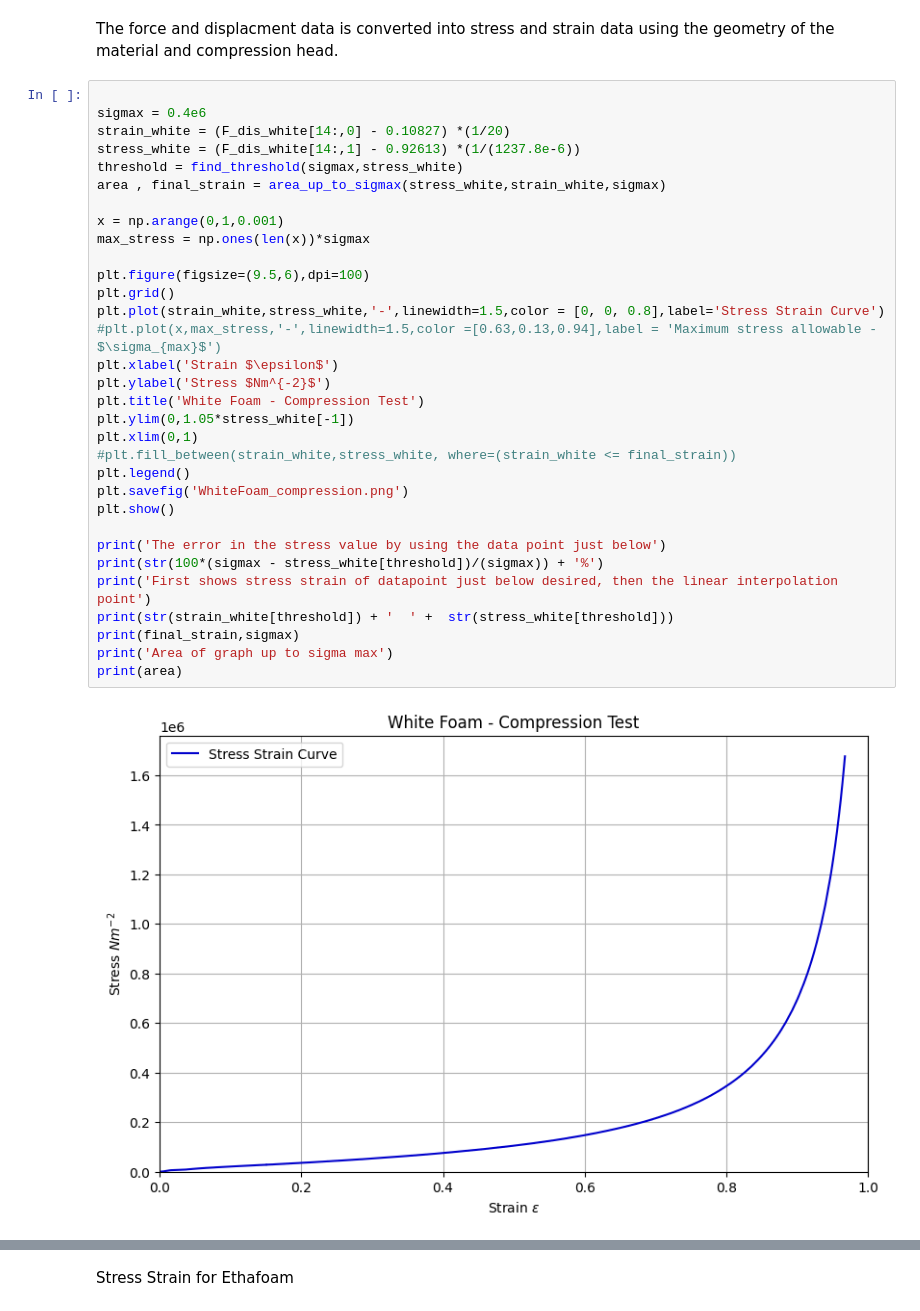
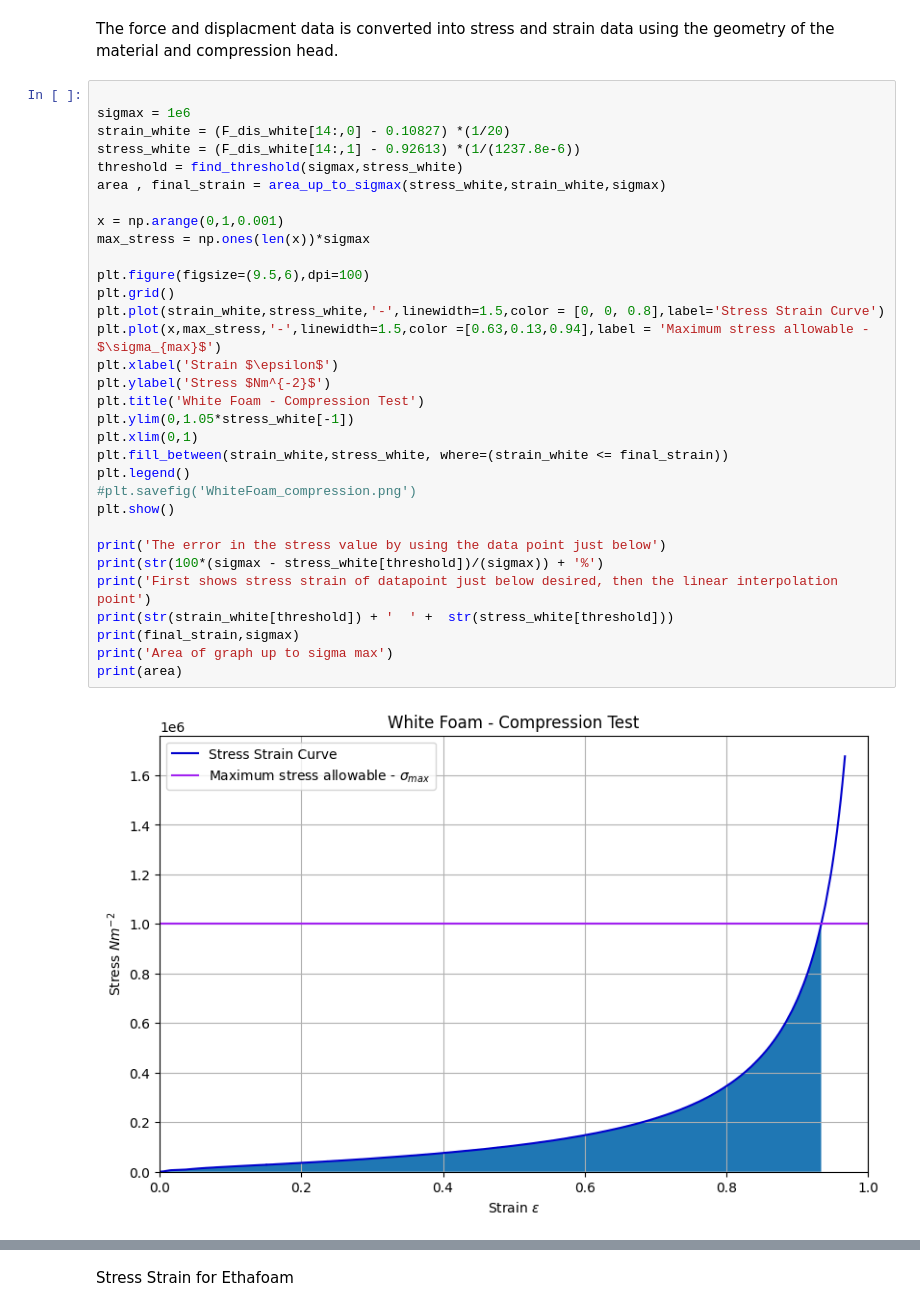
Before and after one commit to JRT03/PackingFoam_Project, a Jupyter notebook: Stress_strain_curves.ipynb, the cells around one changed output, grey strips where cells are left out. Saved outputs shown, nothing was run; the diff lists cells and outputs as text.

```diff
--- a/Stress_strain_curves.ipynb
+++ b/Stress_strain_curves.ipynb
@@ -58,36 +58,36 @@ plt.xlim(0,20)
 The force and displacment data is converted into stress and strain data using the geometry of the material and compression head.
 # %%
 
-sigmax = 0.4e6
+sigmax = 1e6
 strain_white = (F_dis_white[14:,0] - 0.10827) *(1/20)
 stress_white = (F_dis_white[14:,1] - 0.92613) *(1/(1237.8e-6))
 threshold = find_threshold(sigmax,stress_white)
 area , final_strain = area_up_to_sigmax(stress_white,strain_white,sigmax)
 
 x = np.arange(0,1,0.001)
 max_stress = np.ones(len(x))*sigmax
 
 plt.figure(figsize=(9.5,6),dpi=100)
 plt.grid()
 plt.plot(strain_white,stress_white,'-',linewidth=1.5,color = [0, 0, 0.8],label='Stress Strain Curve')
-#plt.plot(x,max_stress,'-',linewidth=1.5,color =[0.63,0.13,0.94],label = 'Maximum stress allowable - $\sigma_{max}$')
+plt.plot(x,max_stress,'-',linewidth=1.5,color =[0.63,0.13,0.94],label = 'Maximum stress allowable - $\sigma_{max}$')
 plt.xlabel('Strain $\epsilon$')
 plt.ylabel('Stress $Nm^{-2}$')
 plt.title('White Foam - Compression Test')
 plt.ylim(0,1.05*stress_white[-1])
 plt.xlim(0,1)
-#plt.fill_between(strain_white,stress_white, where=(strain_white <= final_strain))
+plt.fill_between(strain_white,stress_white, where=(strain_white <= final_strain))
 plt.legend()
-plt.savefig('WhiteFoam_compression.png')
+#plt.savefig('WhiteFoam_compression.png')
 plt.show()
 
 print('The error in the stress value by using the data point just below')
 print(str(100*(sigmax - stress_white[threshold])/(sigmax)) + '%')
 print('First shows stress strain of datapoint just below desired, then the linear interpolation point')
 print(str(strain_white[threshold]) + '  ' +  str(stress_white[threshold]))
 print(final_strain,sigmax)
 print('Area of graph up to sigma max')
 print(area)
 # %% [output]
-[figure, old version]
+[figure, new version]
 The error in the stress value by using the data point just below
```
Also changed, not shown: parts of 9 cells of this notebook.
